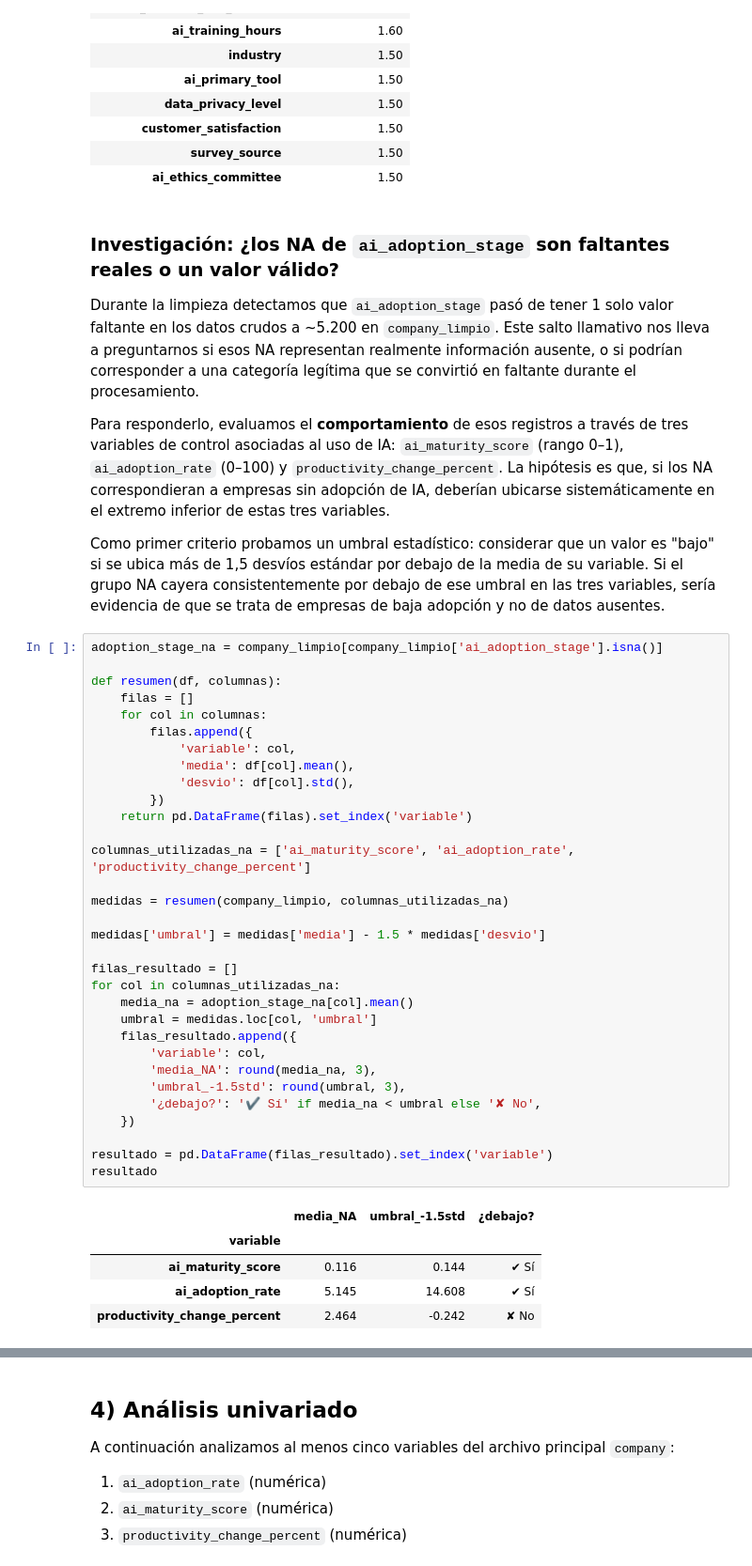
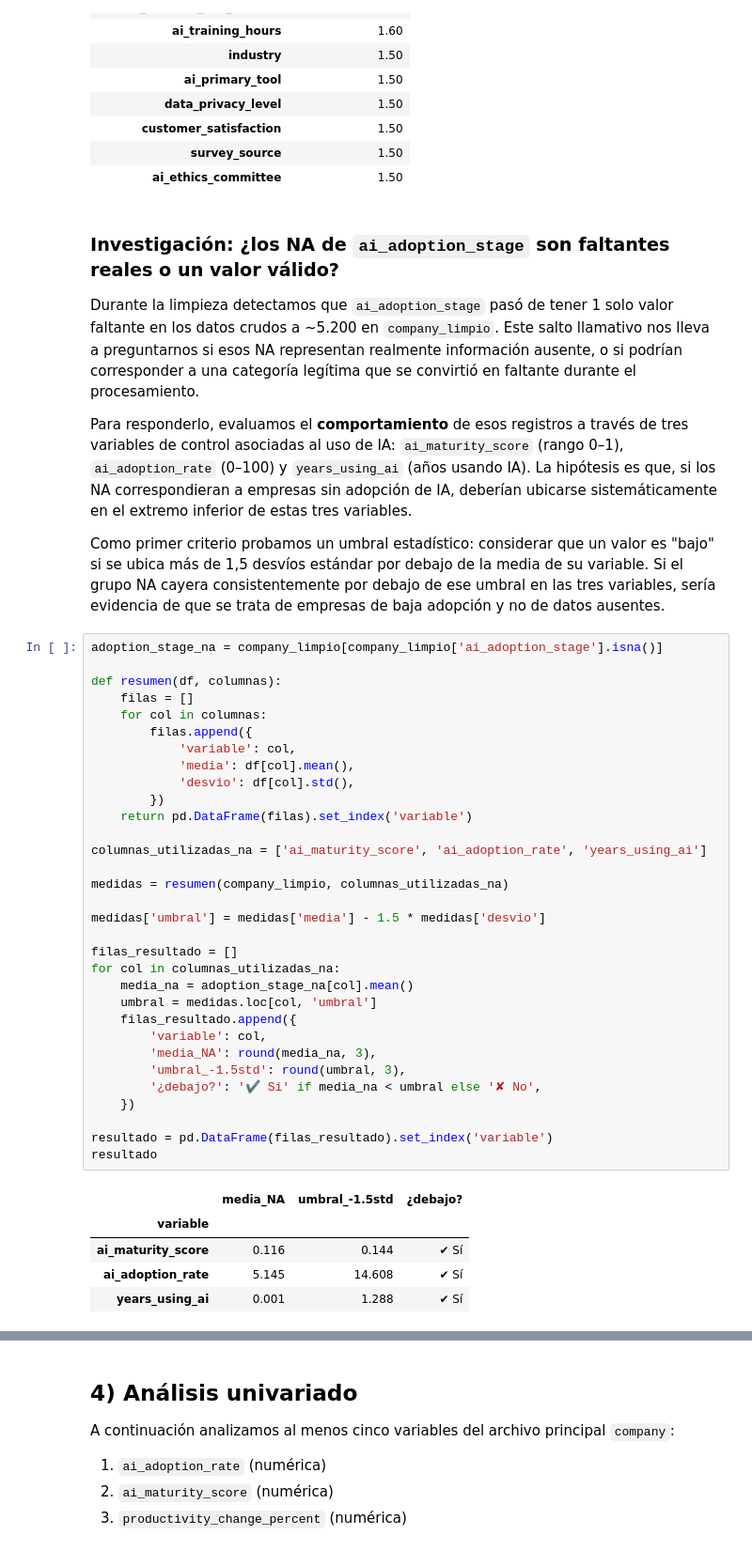
Before and after one commit to Ericsig/DiploDatos, a Jupyter notebook: notebook/eda_notebook.ipynb, the cells around one changed output, grey strips where cells are left out. Shown at 94% size. Saved outputs shown, nothing was run; the diff lists cells and outputs as text.

```diff
--- a/notebook/eda_notebook.ipynb
+++ b/notebook/eda_notebook.ipynb
@@ -933,8 +933,8 @@ el procesamiento.
 
 Para responderlo, evaluamos el **comportamiento** de esos registros a través de tres
 variables de control asociadas al uso de IA: `ai_maturity_score` (rango 0–1),
-`ai_adoption_rate` (0–100) y `productivity_change_percent`. La hipótesis es que, si
-los NA correspondieran a empresas sin adopción de IA, deberían ubicarse
+`ai_adoption_rate` (0–100) y `years_using_ai` (años usando IA). La hipótesis es que,
+si los NA correspondieran a empresas sin adopción de IA, deberían ubicarse
 sistemáticamente en el extremo inferior de estas tres variables.
 
 Como primer criterio probamos un umbral estadístico: considerar que un valor es
@@ -950,32 +950,32 @@ def resumen(df, columnas):
         filas.append({
             'variable': col,
             'media': df[col].mean(),
             'desvio': df[col].std(),
         })
     return pd.DataFrame(filas).set_index('variable')
 
-columnas_utilizadas_na = ['ai_maturity_score', 'ai_adoption_rate', 'productivity_change_percent']
+columnas_utilizadas_na = ['ai_maturity_score', 'ai_adoption_rate', 'years_using_ai']
 
 medidas = resumen(company_limpio, columnas_utilizadas_na)
 
 medidas['umbral'] = medidas['media'] - 1.5 * medidas['desvio']
 
 filas_resultado = []
 for col in columnas_utilizadas_na:
     media_na = adoption_stage_na[col].mean()
     umbral = medidas.loc[col, 'umbral']
     filas_resultado.append({
         'variable': col,
         'media_NA': round(media_na, 3),
         'umbral_-1.5std': round(umbral, 3),
         '¿debajo?': '✔ Sí' if media_na < umbral else '✘ No',
     })
 
 resultado = pd.DataFrame(filas_resultado).set_index('variable')
 resultado
 # %% [output]
 |  | media_NA | umbral_-1.5std | ¿debajo? |
 | variable |  |  |  |
 | ai_maturity_score | 0.116 | 0.144 | ✔ Sí |
 | ai_adoption_rate | 5.145 | 14.608 | ✔ Sí |
-| productivity_change_percent | 2.464 | -0.242 | ✘ No |
+| years_using_ai | 0.001 | 1.288 | ✔ Sí |
```
Also changed, not shown: parts of 7 cells of this notebook.
